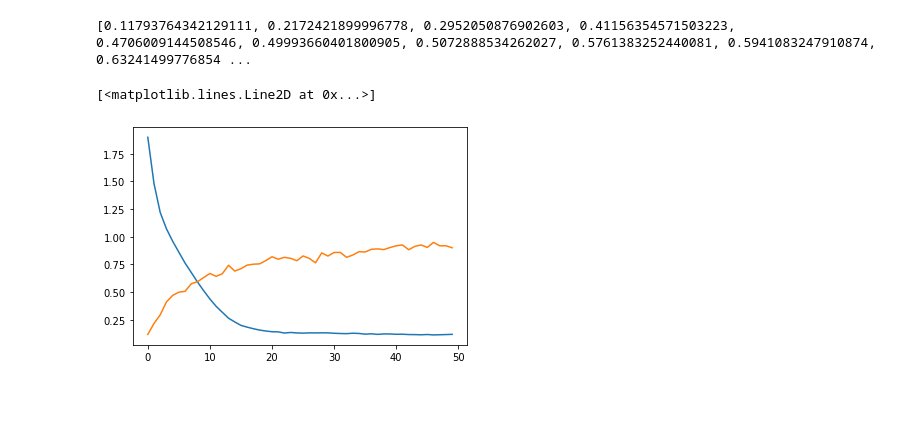
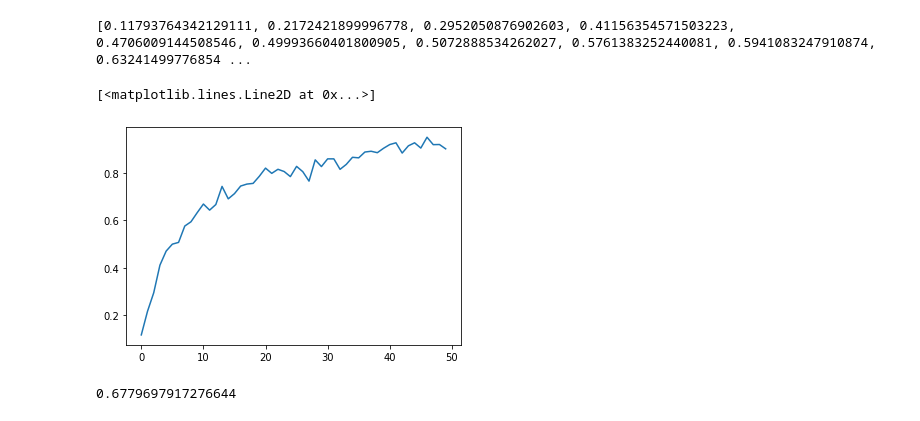
Before and after one commit to ystsai7981/DeepLearning, a Jupyter notebook: lab4/lab4_seq2seq.ipynb, the cells around one changed output. Cells and saved outputs as stored; diff of their text form; code cells hidden in the pictures.

```diff
--- a/lab4/lab4_seq2seq.ipynb
+++ b/lab4/lab4_seq2seq.ipynb
@@ -206,7 +215,7 @@ def train(input_tensor, target_tensor, encoder, decoder, encoder_optimizer, deco
     total_loss = 0
 
     #----------sequence to sequence part for encoder----------#
-    encoder_output, encoder_hidden = encoder(input_tensor.to(device), encoder_hidden)
+    encoder_output, encoder_hidden = encoder(input_tensor, encoder_hidden)
     decoder_input = torch.tensor([SOS_token], device=device)
     decoder_hidden = encoder_hidden
     decoder_outputs = torch.zeros(target_length, 1, 28).to(device)
@@ -230,24 +239,6 @@ def train(input_tensor, target_tensor, encoder, decoder, encoder_optimizer, deco
             else:
                 decoder_input = decoder_output.argmax()
 
-#     decoder_output, decoder_hidden = decoder(decoder_input, decoder_hidden)
-#     loss = loss_fn(decoder_output.view(1, -1), ToOneHot(torch.tensor([EOS_token]))[0].view(1, -1).to(device))
-#     total_loss += loss.item()
-
-#     else:
-        # Without teacher forcing: use its own predictions as the next input
-#         for di in range(target_length):
-#             decoder_output, decoder_hidden, decoder_attention = decoder(
-#                 decoder_input, decoder_hidden, encoder_outputs)
-#             topv, topi = decoder_output.topk(1)
-#             decoder_input = topi.squeeze().detach()  # detach from history as input
-
-#             loss += criterion(decoder_output, target_tensor[di])
-#             if decoder_input.item() == EOS_token:
-#                 break
-
-
-
 #     loss = loss_fn(decoder_outputs.squeeze(1), target_1hot.squeeze(1))
 #     total_loss += loss.item()
     loss.backward()
@@ -399,8 +390,12 @@ print(bleu_history)
 [0.11793764342129111, 0.2172421899996778, 0.2952050876902603, 0.41156354571503223, 0.4706009144508546, 0.49993660401800905, 0.5072888534262027, 0.5761383252440081, 0.5941083247910874, 0.63241499776854 ...
 # %%
 x = np.arange(50)
-plt.plot(x, plot_history)
+# plt.plot(x, plot_history)
 plt.plot(x, bleu_history)
 # %% [output]
 [<matplotlib.lines.Line2D at 0x...>]
-[figure, old version]
+[figure, new version]
+# %%
+Evaluate_bleu(new_test_data_list, new_test_label_list, encoder1, decoder1)
+# %% [output]
+0.6779697917276644
```
Also changed, not shown: parts of 4 cells of this notebook.
